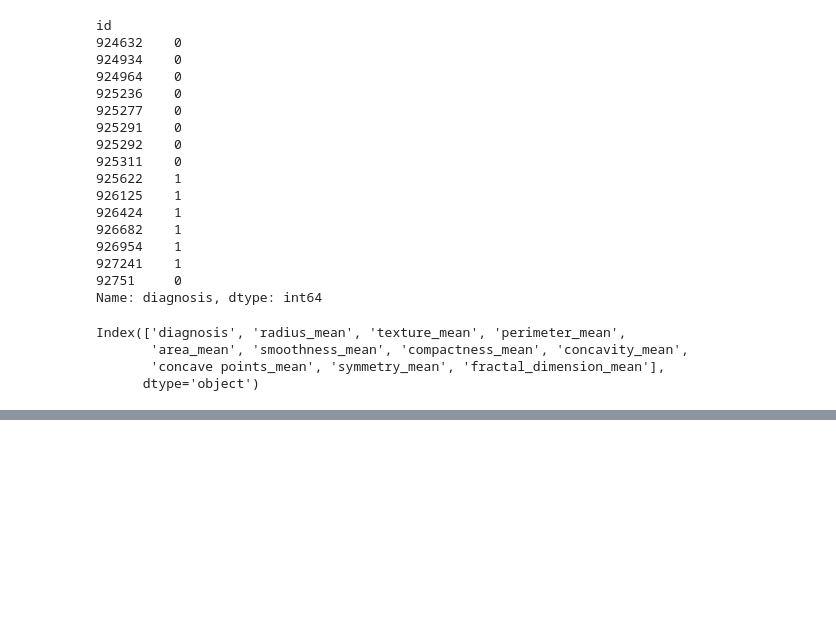
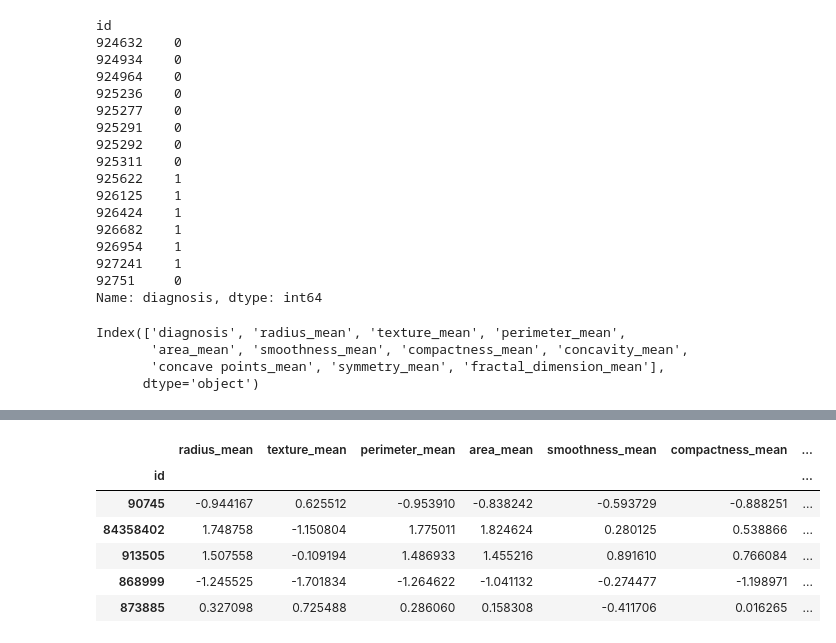
Before and after one commit to a-forty-two/dfe_jul_2022, a Jupyter notebook: HelloML.ipynb, the cells around one changed output, grey strips where cells are left out. Cells and saved outputs as stored; diff of their text form; code cells hidden in the pictures; blank space fills up the shorter version.

```diff
--- a/HelloML.ipynb
+++ b/HelloML.ipynb
@@ -250,0 +271,10 @@ for col_name in X_norm.columns:
+# %%
+xtest[:5]
+# %% [output]
+|  | radius_mean | texture_mean | perimeter_mean | area_mean | smoothness_mean | compactness_mean | ... |
+| id |  |  |  |  |  |  | ... |
+| 90745 | -0.944167 | 0.625512 | -0.953910 | -0.838242 | -0.593729 | -0.888251 | ... |
+| 84358402 | 1.748758 | -1.150804 | 1.775011 | 1.824624 | 0.280125 | 0.538866 | ... |
+| 913505 | 1.507558 | -0.109194 | 1.486933 | 1.455216 | 0.891610 | 0.766084 | ... |
+| 868999 | -1.245525 | -1.701834 | -1.264622 | -1.041132 | -0.274477 | -1.198971 | ... |
+| 873885 | 0.327098 | 0.725488 | 0.286060 | 0.158308 | -0.411706 | 0.016265 | ... |
```
Also changed, not shown: parts of 16 cells of this notebook.
